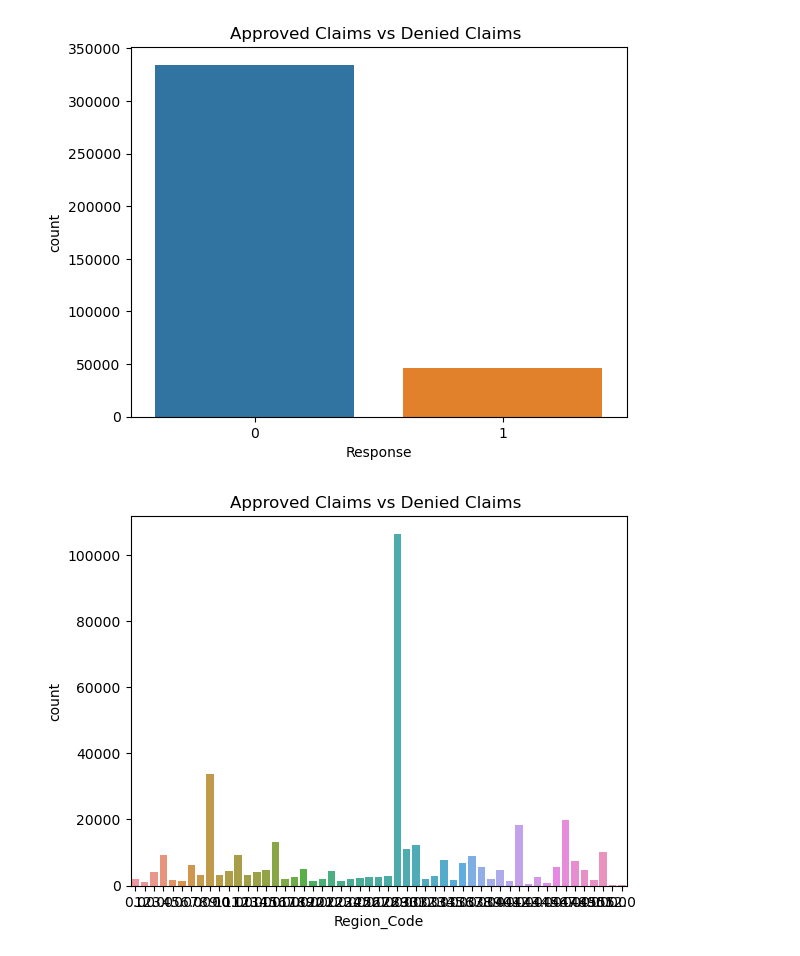
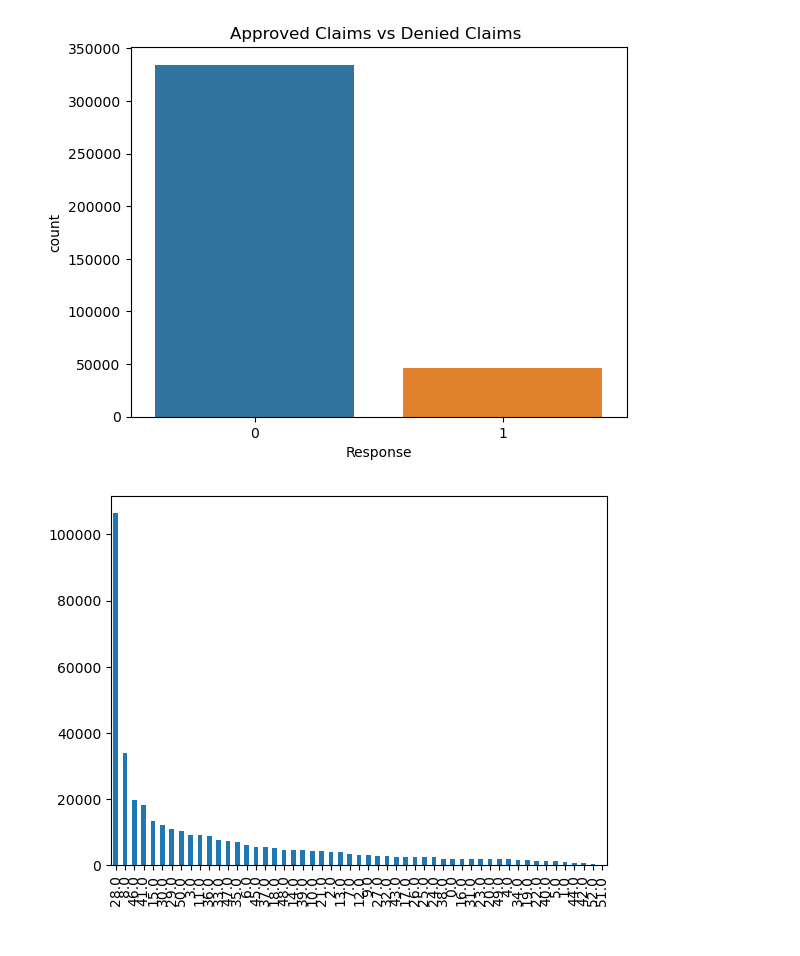
Before and after one commit to mantahli/car-insurance-claims-, a Jupyter notebook: Claims_Analysis.ipynb, the cells around one changed output. Drawn from its saved outputs; the diff is of its cells as text; code cells hidden in the pictures.

```diff
--- a/Claims_Analysis.ipynb
+++ b/Claims_Analysis.ipynb
@@ -101,10 +101,8 @@ plt.title('Approved Claims vs Denied Claims ')
 plt.show()
 # %% [output]
 [figure]
-# %%
-sns.countplot(my_dataset.Region_Code)
-plt.title('Approved Claims vs Denied Claims ')
-# Show the plot
-plt.show()
-# %% [output]
-[figure, removed]
+# %%
+my_dataset['Region_Code'].value_counts().plot(kind="bar")
+plt.show()
+# %% [output]
+[figure, added]
```
Also changed, not shown: parts of 6 cells of this notebook.
